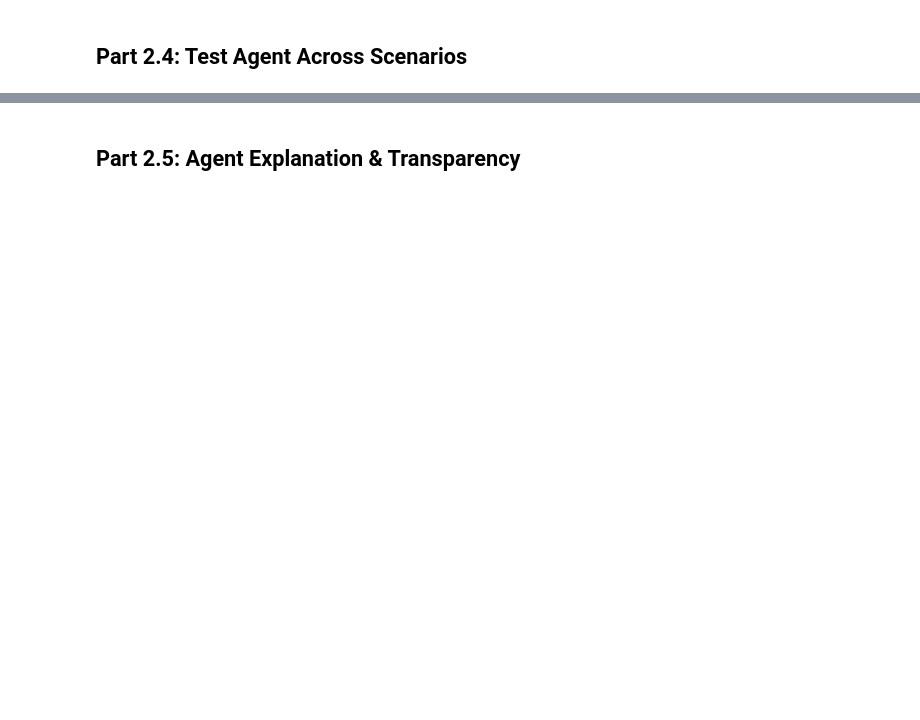
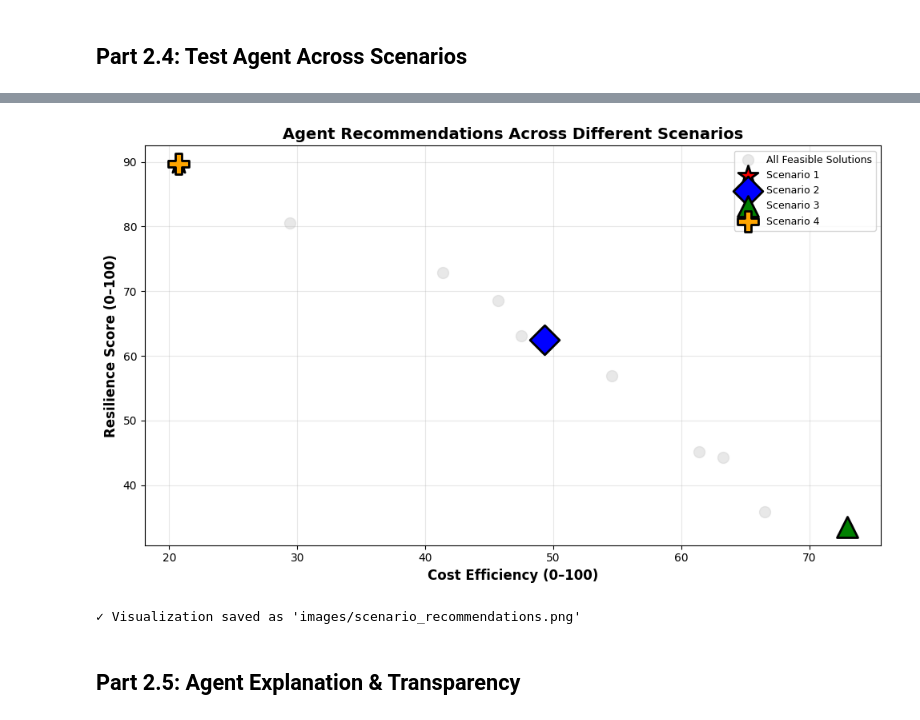
Before and after one commit to marleeheiken/airline_scheduling_optimization, a Jupyter notebook: optimization_engine.ipynb, the cells around one changed output, grey strips where cells are left out. Saved outputs shown, nothing was run; the diff lists cells and outputs as text; code cells hidden in the pictures; blank space fills up the shorter version.

Commit message:
Final project complete: Optimization engine + decision agent

```diff
--- a/optimization_engine.ipynb
+++ b/optimization_engine.ipynb
@@ -798,0 +928,13 @@ if len(feasible_df) > 0:
+# %%
+# Quick smoke test
+test_scenario = {
+    'priority': 'balanced',
+    'urgency': 'medium',
+    'competitive_pressure': 'low',
+    'description': 'Basic functionality test'
+}
+
+print("\n=== TESTING AGENT ===\n")
+recommendation = agent.recommend(test_scenario)
+explanation = agent.explain_recommendation(recommendation)
+print(explanation)
@@ -801,2 +1065,34 @@ if len(feasible_df) > 0:
+# %%
+# Visualize scenario recommendations
+fig, ax = plt.subplots(figsize=(10, 6))
+
+ax.scatter(feasible_df[OBJECTIVE_1], feasible_df[OBJECTIVE_2],
+           s=100, c='lightgray', alpha=0.5, label='All Feasible Solutions')
+
+colors = ['red', 'blue', 'green', 'orange']
+markers = ['*', 'D', '^', 'P']
+
+for i, (scenario_name, scenario_params) in enumerate(scenarios.items()):
+    rec = agent.recommend(scenario_params)
+    sol = rec['solution']
+    short = scenario_name.split(':')[0]
+    ax.scatter(sol[OBJECTIVE_1], sol[OBJECTIVE_2],
+               s=350, c=colors[i], marker=markers[i],
+               edgecolors='black', linewidth=2,
+               label=short, zorder=5)
+
+ax.set_xlabel('Cost Efficiency (0–100)', fontsize=12, fontweight='bold')
+ax.set_ylabel('Resilience Score (0–100)', fontsize=12, fontweight='bold')
+ax.set_title('Agent Recommendations Across Different Scenarios', fontsize=14, fontweight='bold')
+ax.legend(fontsize=9, loc='best')
+ax.grid(True, alpha=0.3)
+
+plt.tight_layout()
+plt.savefig('images/scenario_recommendations.png', dpi=300, bbox_inches='tight')
+plt.show()
+print("\n✓ Visualization saved as 'images/scenario_recommendations.png'")
+# %% [output]
+[figure, added]
+✓ Visualization saved as 'images/scenario_recommendations.png'
 # %% [markdown]
 ## Part 2.5: Agent Explanation & Transparency
```
Also changed, not shown: parts of 14 cells of this notebook, 9 other files.
